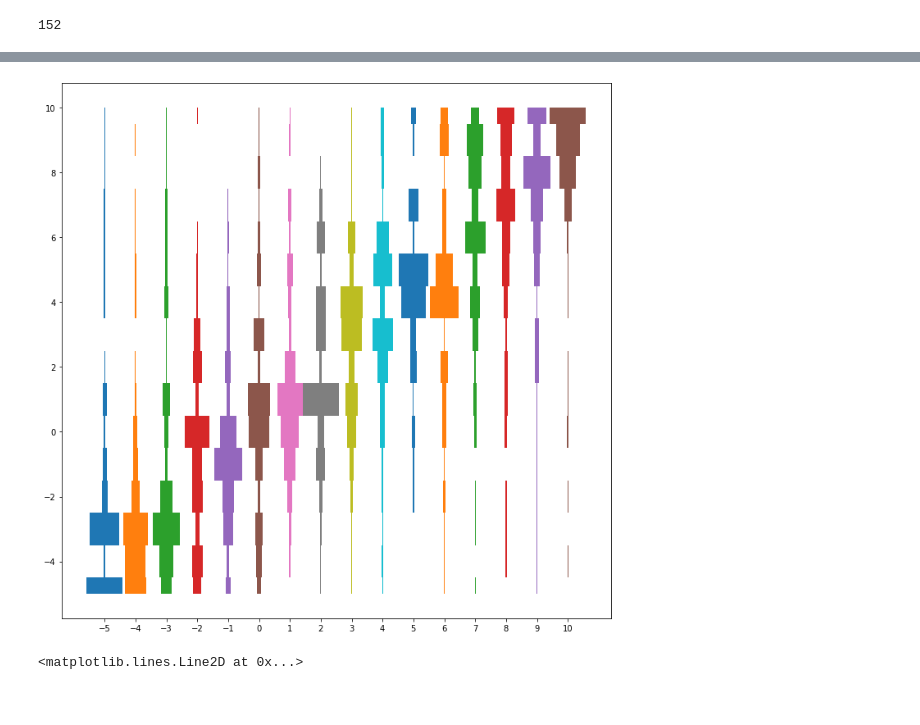
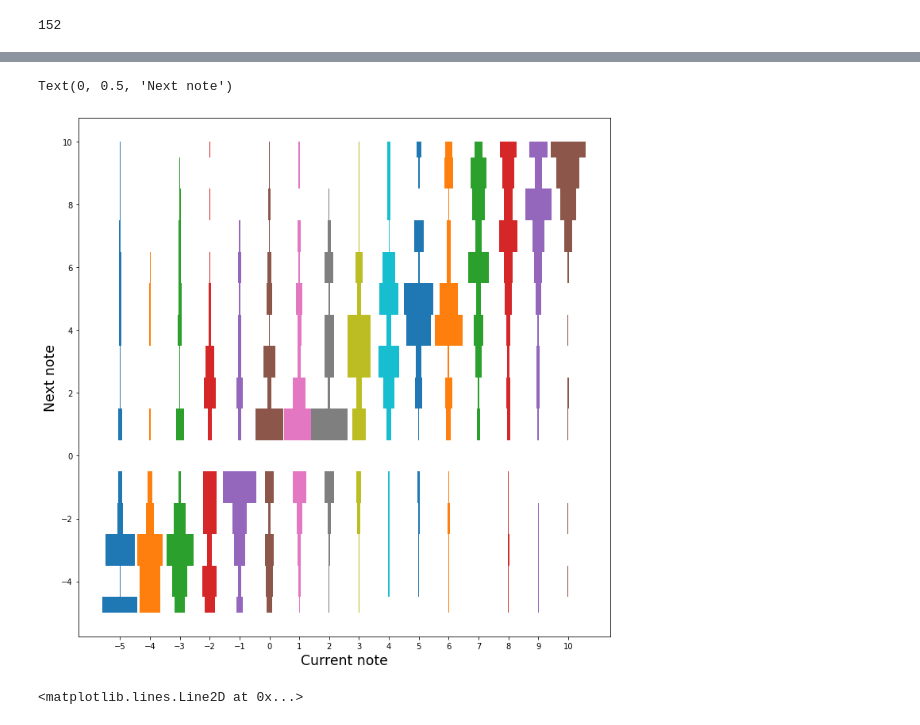
Before and after one commit to alicedb2/Choreia, a Jupyter notebook: Choreia.ipynb, the cells around one changed output, grey strips where cells are left out. Drawn from its saved outputs; the diff is of its cells as text; code cells hidden in the pictures.

```diff
--- a/Choreia.ipynb
+++ b/Choreia.ipynb
@@ -211,16 +258,26 @@ def generate_markov_matrix(low, high, scale_dispersion=3, first_neighbor=1.0, se
 
     return markov_matrix
 # %%
+# Visual representation of the Markov matrix. As you can see the probability
+# of jumping to far-away notes decreases on average and is dictated by scale_dispersion
+# We set jump_to_root=0 and you can see that the probabilities associated with jumping
+# from any of the note to the root is empty.
+# We labeled the x and y axis from low=-5 to high=10, but the underlying states are indices
+# from 0 (equivalent to low) to 16 (equivalent to high), passing through 5 (the root).
+
 low, high = -5, 10
-mm = generate_markov_matrix(low, high, scale_dispersion=2, jump_to_root=1.0, repeat_note=1.0, seed=3)
+mm = generate_markov_matrix(low, high, scale_dispersion=2, jump_to_root=0.0, repeat_note=1.0, seed=3)
 
 plt.figure(figsize=(12, 12))
 w = 3
 plt.xticks(range(low, high + 1))
 for i, column in zip(range(low, high + 1), mm.T):
     plt.fill_betweenx(range(low, high + 1), i + w*column/2, i - w*column/2, step='mid')
+plt.xlabel('Current note', fontsize='xx-large')
+plt.ylabel('Next note', fontsize='xx-large')
 # %% [output]
+Text(0, 0.5, 'Next note')
-[figure, old version]
+[figure, new version]
 # %%
 def generate_sine_waveform(note, T, attack=0.1, decay=0.1, sample_rate=8000, bits=8):
     note = max(min(note, len(NOTE_FREQUENCIES) - 1), 0)
```
Also changed, not shown: parts of 7 cells of this notebook.
